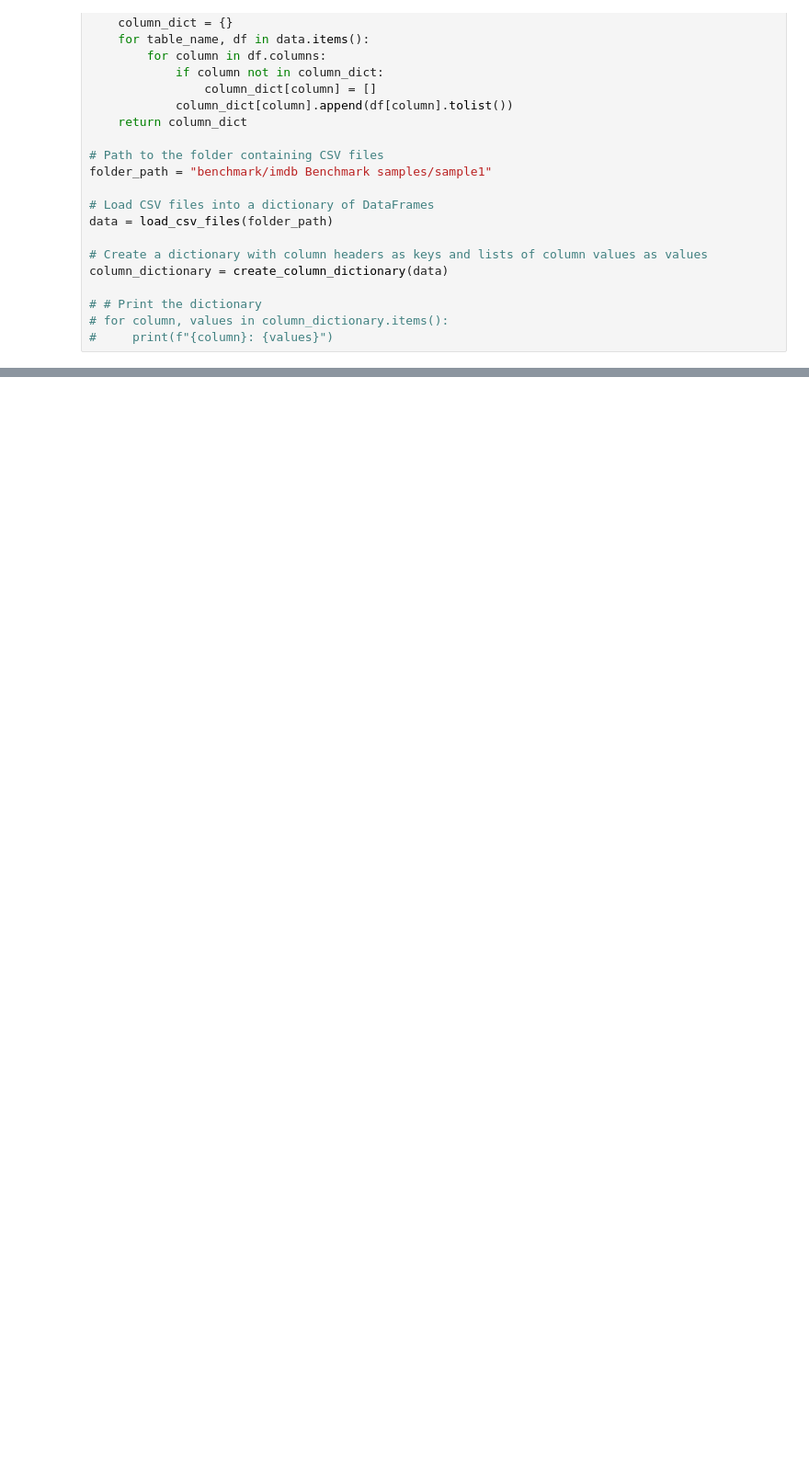
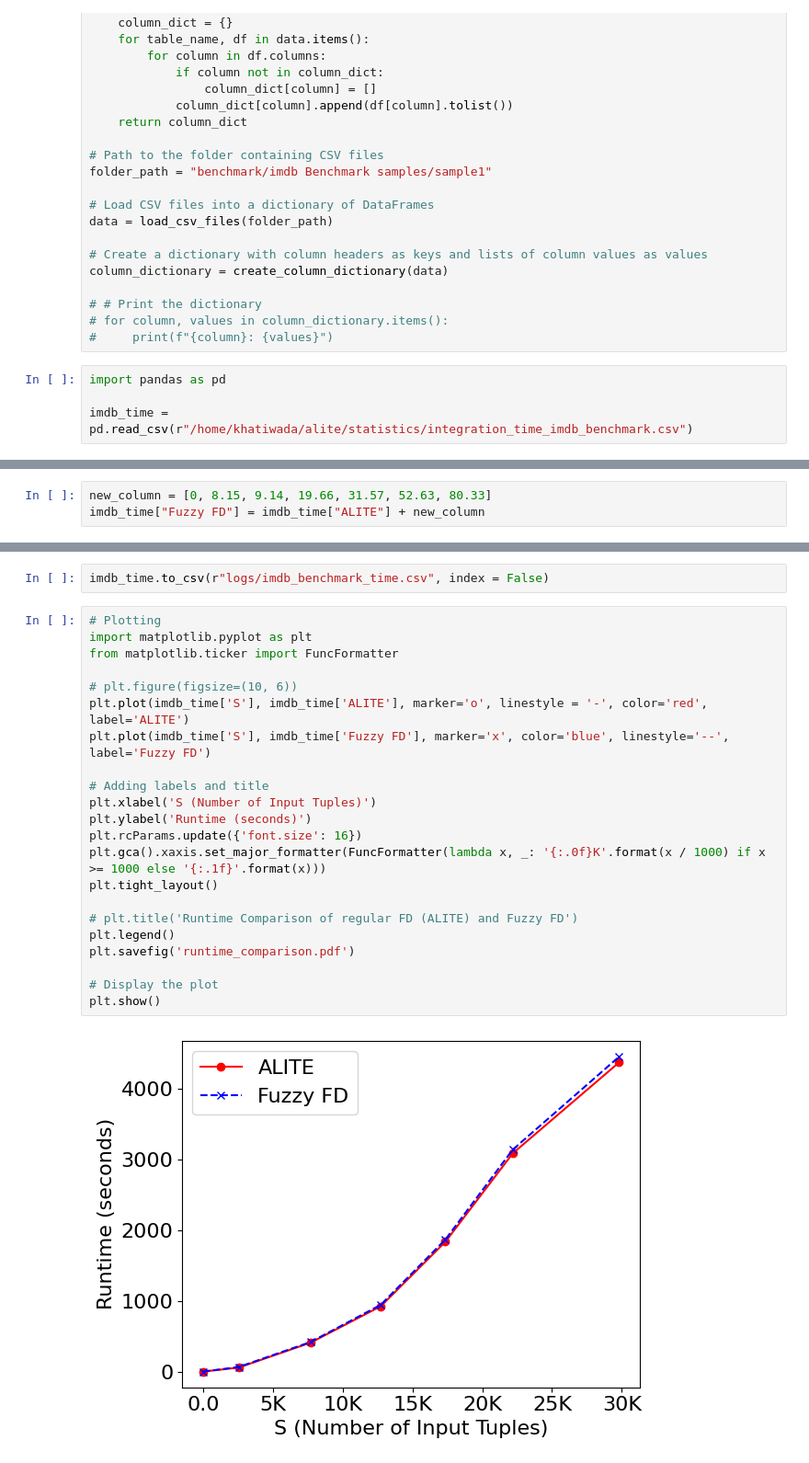
Before and after one commit to northeastern-datalab/fuzzy_fd, a Jupyter notebook: main.ipynb, the cells around one changed output, grey strips where cells are left out. Shown at 92% size. Saved outputs shown, nothing was run; the diff lists cells and outputs as text; blank space fills up the shorter version.

```diff
--- a/main.ipynb
+++ b/main.ipynb
@@ -384,3 +384,7 @@ column_dictionary = create_column_dictionary(data)
 # # Print the dictionary
 # for column, values in column_dictionary.items():
 #     print(f"{column}: {values}")
+# %%
+import pandas as pd
+
+imdb_time = pd.read_csv(r"/home/khatiwada/alite/statistics/integration_time_imdb_benchmark.csv")
@@ -386,0 +402,3 @@ column_dictionary = create_column_dictionary(data)
+# %%
+new_column = [0, 8.15, 9.14, 19.66, 31.57, 52.63, 80.33]
+imdb_time["Fuzzy FD"] = imdb_time["ALITE"] + new_column
@@ -386,0 +416,26 @@ column_dictionary = create_column_dictionary(data)
+# %%
+imdb_time.to_csv(r"logs/imdb_benchmark_time.csv", index = False)
+# %%
+# Plotting
+import matplotlib.pyplot as plt
+from matplotlib.ticker import FuncFormatter
+
+# plt.figure(figsize=(10, 6))
+plt.plot(imdb_time['S'], imdb_time['ALITE'], marker='o', linestyle = '-', color='red', label='ALITE')
+plt.plot(imdb_time['S'], imdb_time['Fuzzy FD'], marker='x', color='blue', linestyle='--', label='Fuzzy FD')
+
+# Adding labels and title
+plt.xlabel('S (Number of Input Tuples)')
+plt.ylabel('Runtime (seconds)')
+plt.rcParams.update({'font.size': 16})
+plt.gca().xaxis.set_major_formatter(FuncFormatter(lambda x, _: '{:.0f}K'.format(x / 1000) if x >= 1000 else '{:.1f}'.format(x)))
+plt.tight_layout()
+
+# plt.title('Runtime Comparison of regular FD (ALITE) and Fuzzy FD')
+plt.legend()
+plt.savefig('runtime_comparison.pdf')
+
+# Display the plot
+plt.show()
+# %% [output]
+[figure, added]
```
Also changed, not shown: parts of 3 cells of this notebook, 16 other files.
